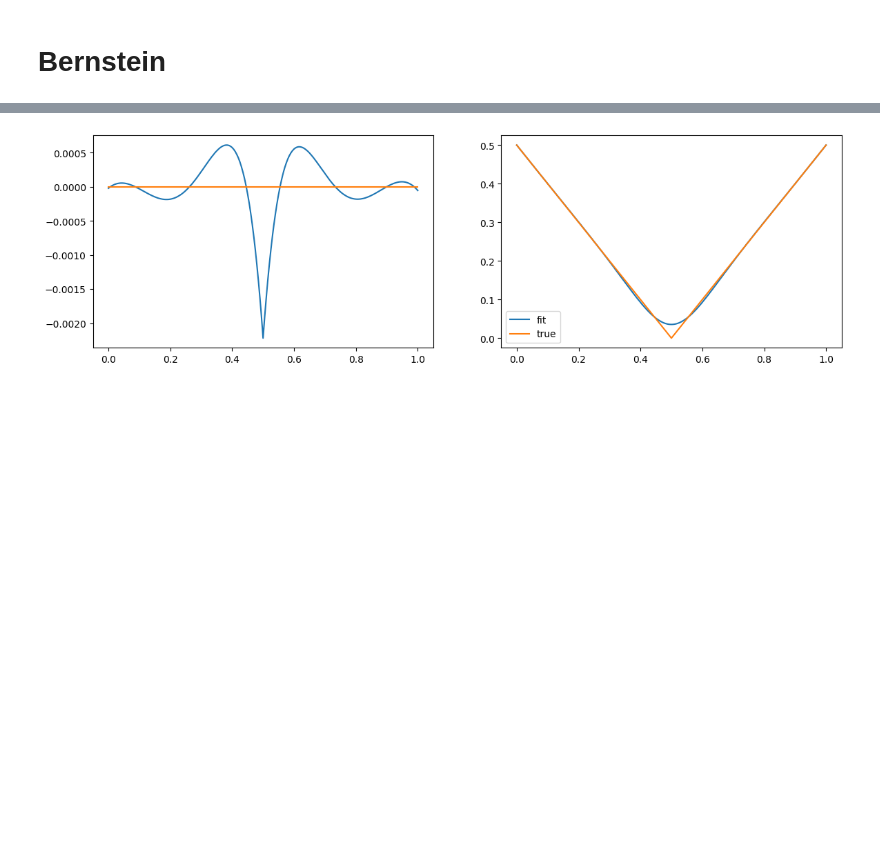
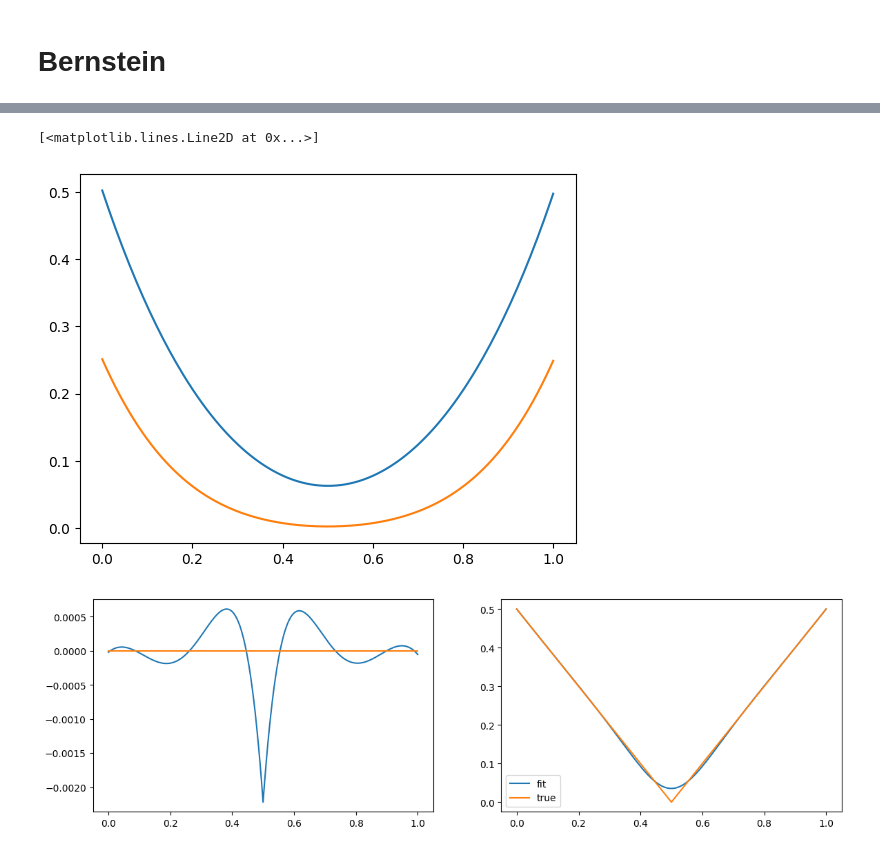
Before and after one commit to infamoussoap/RationalFunctionApproximation, a Jupyter notebook: Example Usage.ipynb, the cells around one changed output, grey strips where cells are left out. Cells and saved outputs as stored; diff of their text form; code cells hidden in the pictures; blank space fills up the shorter version.

```diff
--- a/Example Usage.ipynb
+++ b/Example Usage.ipynb
@@ -6,7 +6,7 @@ from Approximators import BernsteinLegendre, Bernstein
 # %% [markdown]
 # Bernstein
 # %%
-approximator = Bernstein.CauchySimplex(4, 4, num_integration_points=401, spacing_type='Chebyshev')
+approximator = Bernstein.CauchySimplex(4, 4, num_integration_points=401, spacing='Chebyshev')
 # %%
 f = lambda x: abs(x - 0.5)
 approximator.fit(f, max_iter=100, stopping_tol=1e-8, verbose=True)
@@ -15,4 +15,10 @@ approximator.fit(f, max_iter=100, stopping_tol=1e-8, verbose=True)
 <Approximators.Bernstein.CauchySimplex.CauchySimplex at 0x...>
+# %%
+plt.plot(x, approximator.denominator(x))
+plt.plot(x, approximator.numerator(x))
+# %% [output]
+[<matplotlib.lines.Line2D at 0x...>]
+[figure, added]
 # %%
 x = np.linspace(0, 1, 201)
 
```
Also changed, not shown: parts of 1 cell of this notebook, 1 other file.
